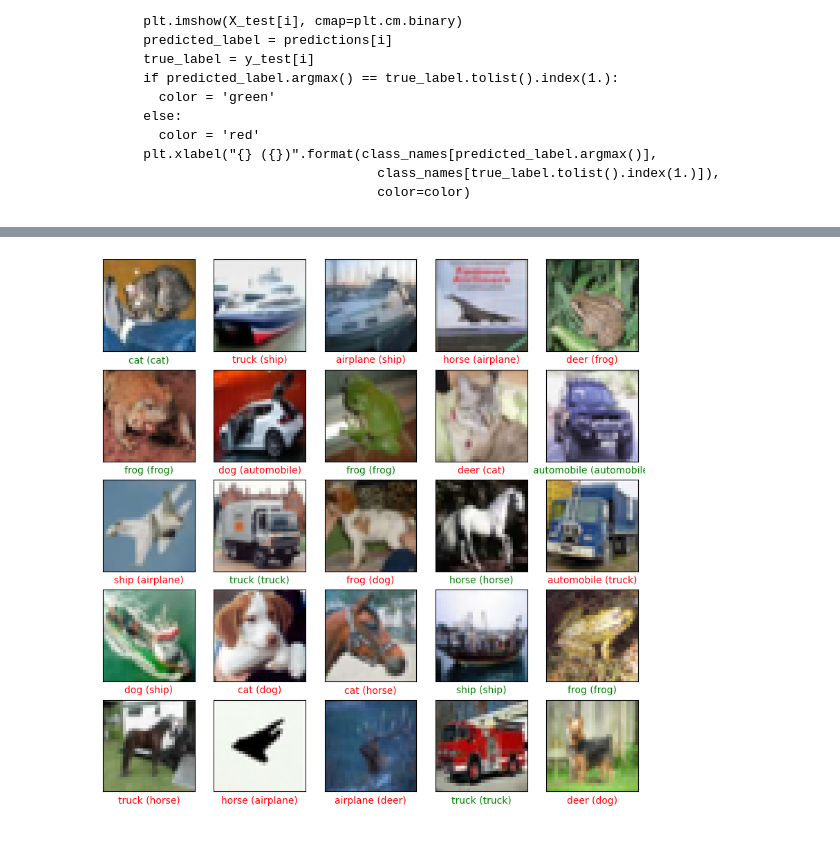
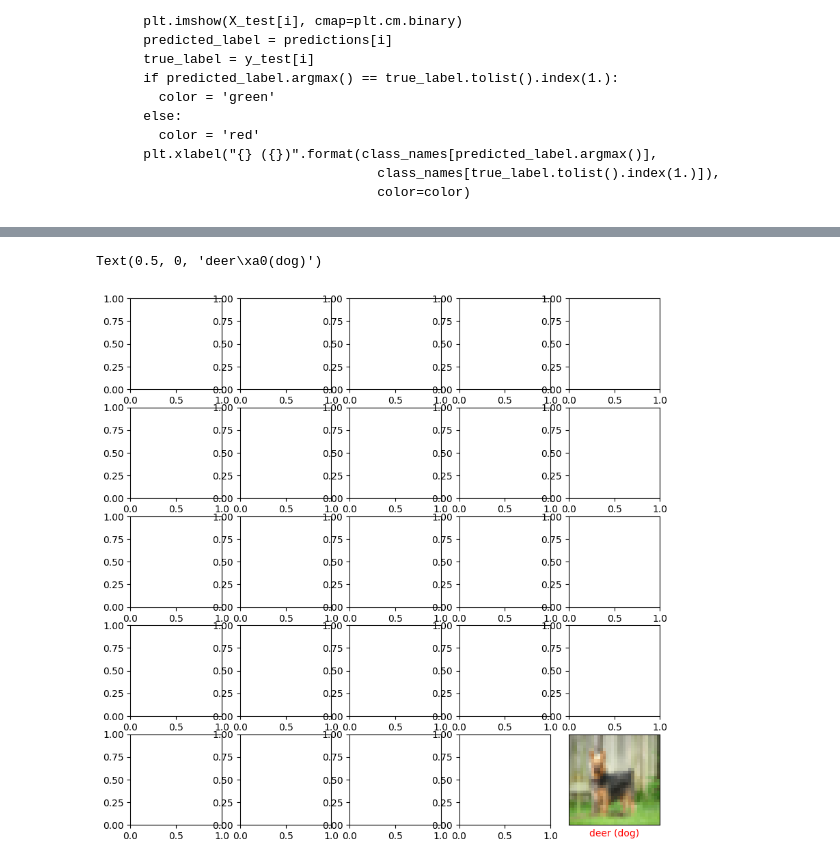
Before and after one commit to MariaSanSal/PIA05, a Jupyter notebook: PIA05_Guia_Tarea.ipynb, the cells around one changed output, grey strips where cells are left out. Saved outputs shown, nothing was run; the diff lists cells and outputs as text; code cells hidden in the pictures.

````diff
--- a/PIA05_Guia_Tarea.ipynb
+++ b/PIA05_Guia_Tarea.ipynb
@@ -182 +225,15 @@ Epoch 20/20
 <keras.src.callbacks.history.History at 0x...>
+# %%
+import keras
+
+model = keras.Sequential([
+ keras.layers.Flatten(),
+ keras.layers.Dense(512,input_shape=(32,32,3), activation="relu"),
+  keras.layers.Dense(256, activation="relu"),
+  keras.layers.Dense(128, activation="relu"),
+   keras.layers.Dense(10, activation='softmax')
+])
+
+
+model.compile(optimizer= 'Adam', loss = 'categorical_crossentropy')
+model.fit(X_train,  y_train, batch_size=128, epochs = 20)
@@ -211,24 +290,24 @@ for i in range(25):
                                   color=color)
 ```
 # %%
-predictions = model.predict(X_test)
+import matplotlib.pyplot as plt
+predictions=model.predict(X_test)
 
-class_names = ['airplane','automobile','bird','cat','deer','dog','frog','horse','ship','truck']
+class_names=['airplane','automobile','bird','cat','deer','dog','frog','horse','ship','truck']
 
 plt.figure(figsize=(10,10))
 for i in range(25):
-    plt.subplot(5,5,i+1)
-    plt.xticks([])
-    plt.yticks([])
-    plt.grid('off')
-    plt.imshow(X_test[i], cmap=plt.cm.binary)
-    predicted_label = predictions[i]
-    true_label = y_test[i]
-    if predicted_label.argmax() == true_label.tolist().index(1.):
-      color = 'green'
-    else:
-      color = 'red'
-    plt.xlabel("{} ({})".format(class_names[predicted_label.argmax()],
-                                  class_names[true_label.tolist().index(1.)]),
-                                  color=color)
+ plt.subplot(5,5,i+1)
+plt.xticks([])
+plt.yticks([])
+plt.grid('off')
+plt.imshow(X_test[i],cmap=plt.cm.binary)
+predicted_label=predictions[i]
+true_label=y_test[i]
+if predicted_label.argmax()==true_label.tolist().index(1.):
+  color="green"
+else:
+  color='red'
+plt.xlabel("{} ({})".format(class_names[predicted_label.argmax()],class_names[true_label.tolist().index(1.)]),
+color=color)
 # %% [output]
@@ -236 +315,2 @@ for i in range(25):
+Text(0.5, 0, 'deer\xa0(dog)')
-[figure, old version]
+[figure, new version]
````
Also changed, not shown: parts of 17 cells of this notebook.
